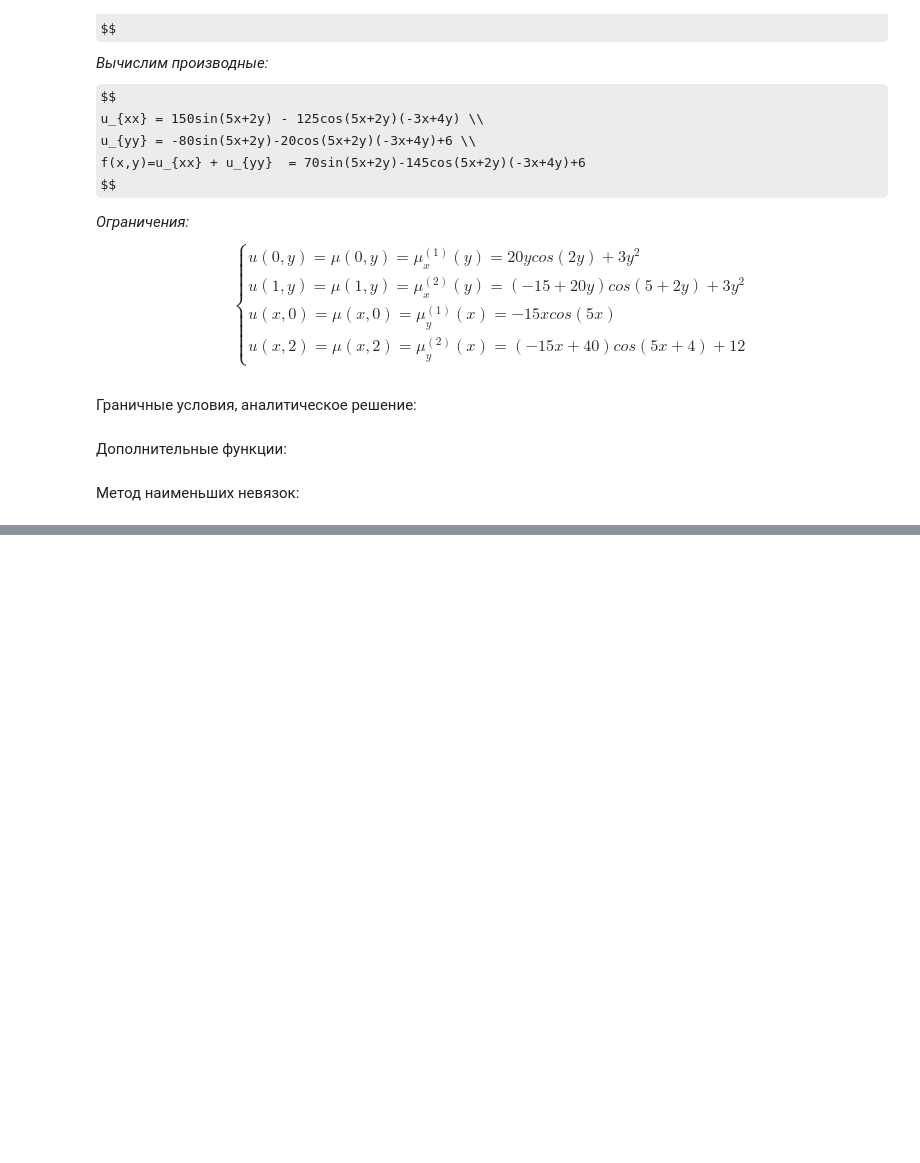
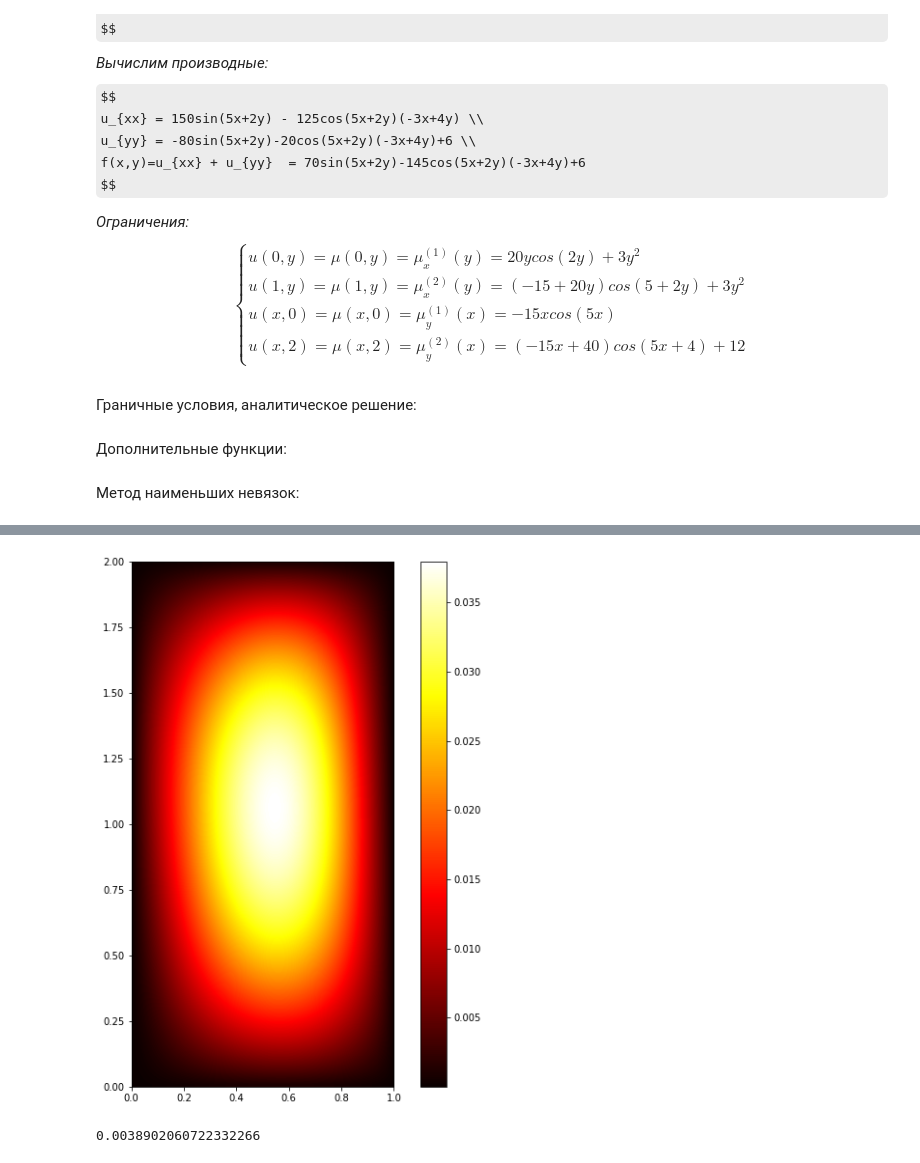
Before and after one commit to mainarel/Numerical_methods_7, a Jupyter notebook: Lab3_minimal_residual_method.ipynb, the cells around one changed output, grey strips where cells are left out. Drawn from its saved outputs; the diff is of its cells as text; code cells hidden in the pictures; some formulas as TeX source; blank space fills up the shorter version.

```diff
--- a/Lab3_minimal_residual_method.ipynb
+++ b/Lab3_minimal_residual_method.ipynb
@@ -133,0 +159,12 @@ None
+# %%
+plt.figure(figsize=(10,10))
+plt.imshow(np.abs(U-SOL), extent=[xmin, xmax, ymin, ymax], cmap='hot', interpolation='bilinear')
+plt.colorbar()
+plt.show()
+# %% [output]
+[figure, added]
+# %%
+error = np.max(np.abs(U - SOL))
+error
+# %% [output]
+0.0038902060722332266
```
Also changed, not shown: parts of 12 cells of this notebook.
